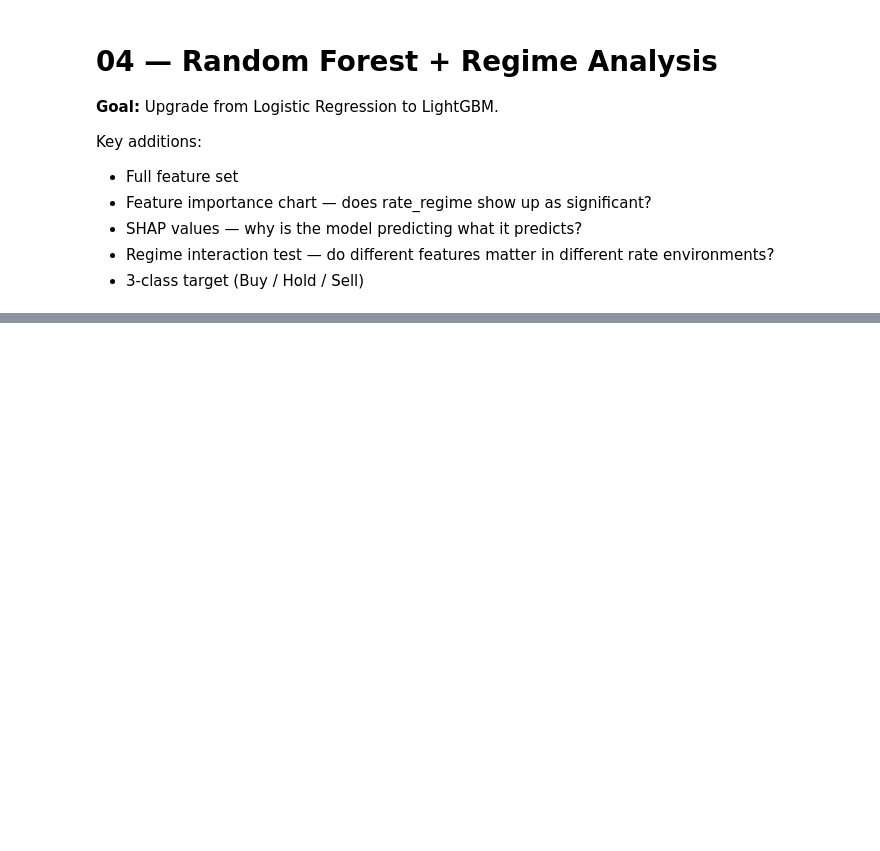
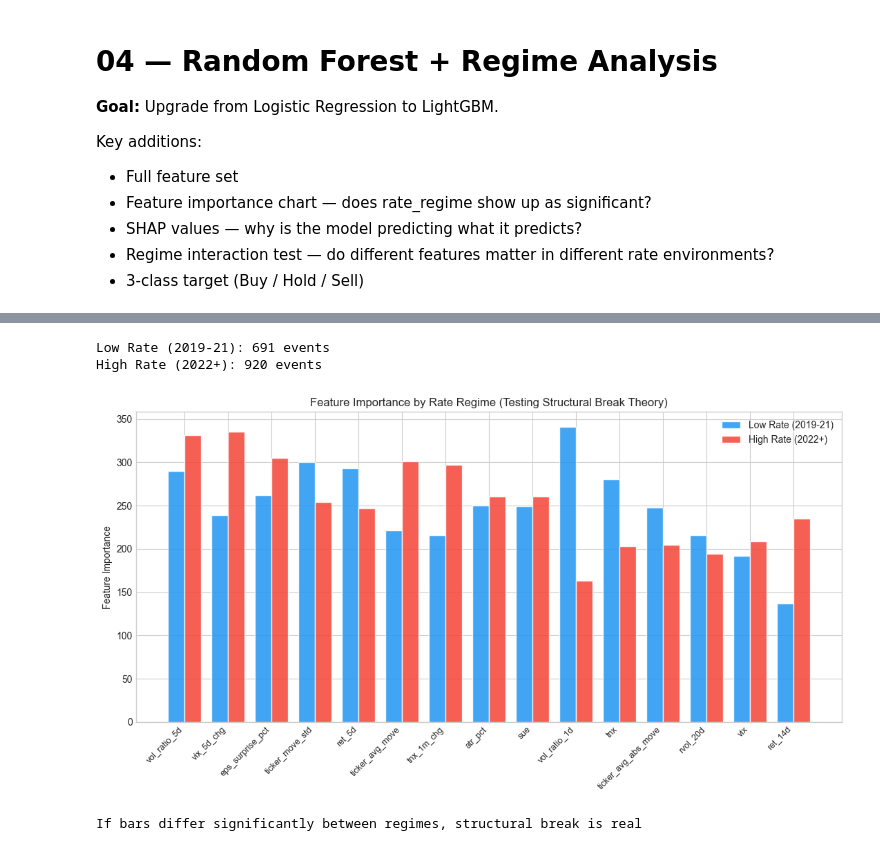
Before and after one commit to ImanTengku/earnings-prediction, a Jupyter notebook: 04_random_forest_regime.ipynb, the cells around one changed output, grey strips where cells are left out. Saved outputs shown, nothing was run; the diff lists cells and outputs as text; code cells hidden in the pictures; blank space fills up the shorter version.

```diff
--- a/04_random_forest_regime.ipynb
+++ b/04_random_forest_regime.ipynb
@@ -203,39 +274,53 @@ regime_importances = {}
 
 for name, idx in [('Low Rate (2019-21)', low_rate_idx),
                    ('High Rate (2022+)',  high_rate_idx)]:
     if len(idx) < 100:
         print(f'Skipping {name}: only {len(idx)} samples')
         continue
     m = lgb.LGBMClassifier(**lgbm_params)
     m.fit(X[idx], y_bin[idx], callbacks=[lgb.log_evaluation(-1)])
     regime_importances[name] = pd.Series(
         m.feature_importances_, index=ALL_FEATURES
     ).sort_values(ascending=False)
     print(f'{name}: {len(idx)} events')
 
 if len(regime_importances) == 2:
-    top_features = list(regime_importances.values())[0].head(15).index
-    comp = pd.DataFrame(regime_importances)[top_features].T
+    # Use only features that exist in BOTH regime models
+    common_features = list(regime_importances.values())[0].index
+
+    # Build comparison dataframe safely
+    comp = pd.DataFrame({
+        name: imp[common_features]
+        for name, imp in regime_importances.items()
+    })
+
+    top_features = comp.mean(axis=1).sort_values(ascending=False).head(15).index
+    comp_top = comp.loc[top_features]
 
     fig, ax = plt.subplots(figsize=(11, 6))
     x     = np.arange(len(top_features))
     width = 0.38
 
-    ax.bar(x - width/2, comp.iloc[0], width,
-           label=comp.index[0], color='#2196F3', alpha=0.85, edgecolor='white')
-    ax.bar(x + width/2, comp.iloc[1], width,
-           label=comp.index[1], color='#F44336', alpha=0.85, edgecolor='white')
+    ax.bar(x - width/2, comp_top.iloc[:, 0], width,
+           label=comp_top.columns[0], color='#2196F3', alpha=0.85, edgecolor='white')
+    ax.bar(x + width/2, comp_top.iloc[:, 1], width,
+           label=comp_top.columns[1], color='#F44336', alpha=0.85, edgecolor='white')
 
     ax.set_xticks(x)
     ax.set_xticklabels(top_features, rotation=45, ha='right', fontsize=9)
     ax.set_ylabel('Feature Importance')
     ax.set_title('Feature Importance by Rate Regime (Testing Structural Break Theory)')
     ax.legend(fontsize=10)
 
     plt.tight_layout()
     plt.savefig('../outputs/04_regime_importance.png', dpi=150, bbox_inches='tight')
     plt.show()
     print('If bars differ significantly between regimes, structural break is real')
+# %% [output]
+Low Rate (2019-21): 691 events
+High Rate (2022+): 920 events
+[figure, added]
+If bars differ significantly between regimes, structural break is real
 # %%
 # ── 3-Class Model: Buy / Hold / Sell ──────────────────────────
 print('Training 3-class magnitude model...')
```
Also changed, not shown: parts of 8 cells of this notebook, 2 other files.
